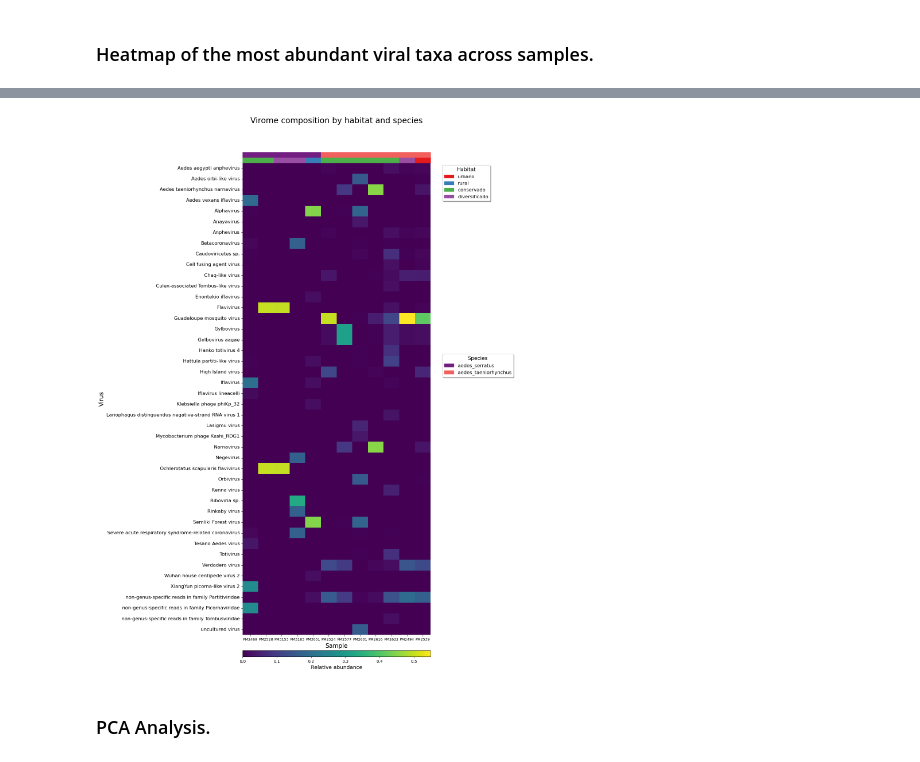
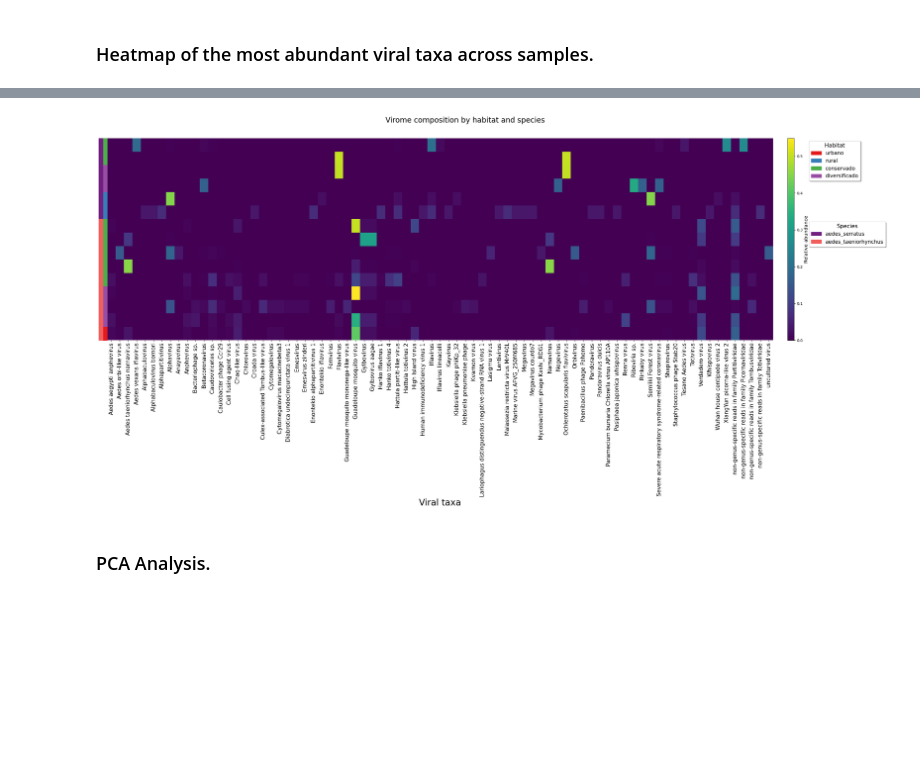
Before and after one commit to mgarciak-LEVE/mosquito_virome_yucatan_LEVE, a Jupyter notebook: scripts/czid_analysis/sequence_analysis.ipynb, the cells around one changed output, grey strips where cells are left out. Drawn from its saved outputs; the diff is of its cells as text; code cells hidden in the pictures; blank space fills up the shorter version.

```diff
--- a/scripts/czid_analysis/sequence_analysis.ipynb
+++ b/scripts/czid_analysis/sequence_analysis.ipynb
@@ -23,6 +23,7 @@ base_path = Path.cwd().parents[1]
 file_paths = {
     "PM3183": base_path / 'docs/czid_sequence_reports/PM3183_S6_923339_taxon_report.csv',
     "PM3051": base_path / 'docs/czid_sequence_reports/PM3051_S4_923337_taxon_report.csv',
+    "PM3050": base_path / 'docs/czid_sequence_reports/PM3050_S3_929426_taxon_report.csv',
     "PM3153": base_path / 'docs/czid_sequence_reports/PM3153_S5_923338_taxon_report.csv',
     "PM2622": base_path / 'docs/czid_sequence_reports/PM2622_S32_923335_taxon_report.csv',
     "PM2616": base_path / 'docs/czid_sequence_reports/PM2616_S22_923334_taxon_report.csv',
@@ -33,6 +34,8 @@ file_paths = {
     "PM2524": base_path / 'docs/czid_sequence_reports/PM2524_S24_923329_taxon_report.csv',
     "PM2494": base_path / 'docs/czid_sequence_reports/PM2494_S26_923327_taxon_report.csv',
     "PM2469": base_path / 'docs/czid_sequence_reports/PM2469_S1_923325_taxon_report.csv',
+    "PM2497": base_path / 'docs/czid_sequence_reports/PM2497_S12_929424_taxon_report.csv',
+    "PM2486": base_path / 'docs/czid_sequence_reports/PM2486_S27_929425_taxon_report.csv'
 }
 
 samples = list(file_paths.keys())
@@ -353,6 +490,8 @@ order = df_metadata.sort_values(["species", "habitat"])["sample_name"]
 order = [s for s in order if s in pivot_filt.columns]
 
 pivot_ordered = pivot_filt[order]
+
+pivot_transposed = pivot_ordered.T
 
 # Index metadata
 meta = df_metadata.set_index("sample_name")
@@ -373,7 +512,7 @@ species_colors = meta.loc[order, "species"].map(species_color_dict)
 # Subplots for title and heatmap
 fig, (ax_title, ax_heatmap) = plt.subplots(
     2, 1,
-    figsize=(15, 20),
+    figsize=(30, 15),
     gridspec_kw={'height_ratios': [0.5, 10]}
 )
 
@@ -383,33 +522,33 @@ ax_title.set_title("Virome composition by habitat and species", fontsize=20, pad
 
 # Create heatmap without colorbar first
 ax = sns.heatmap(
-    pivot_ordered,
+    pivot_transposed,
     cmap="viridis",
     cbar=False,
     ax=ax_heatmap,
     xticklabels=True,
-    yticklabels=True
+    yticklabels=False
 )
 
 # y-axis tick labels font size
-ax.tick_params(axis='y', labelsize=12)  # Adjust size as needed
-ax.tick_params(axis='x', labelsize=9)  # Sample names font size
+ax.tick_params(axis='y', labelsize=12)
+ax.tick_params(axis='x', labelsize=15)
 
 # Add colorbar at the bottom
-cbar = fig.colorbar(ax.collections[0], ax=ax, orientation='horizontal',
-                    pad=0.03, fraction=0.05, aspect=30)
+cbar = fig.colorbar(ax.collections[0], ax=ax, orientation='vertical',
+                    pad=0.02, fraction=0.05, aspect=30)
 cbar.set_label("Relative abundance", fontsize=13)
 
 # Habitat color above heatmap
 for i, color in enumerate(habitat_colors):
     ax.add_patch(
-        plt.Rectangle((i, -0.5), 1, 0.5, color=color, transform=ax.transData, clip_on=False)
+        plt.Rectangle((-0.5, i), 0.5, 1, color=color, transform=ax.transData, clip_on=False)
     )
 
 # Species color above habitat
 for i, color in enumerate(species_colors):
     ax.add_patch(
-        plt.Rectangle((i, -1.0), 1, 0.5, color=color, transform=ax.transData, clip_on=False)
+        plt.Rectangle((-1.0, i), 0.5, 1, color=color, transform=ax.transData, clip_on=False)
     )
 
 # Habitat Leyend
@@ -438,45 +577,45 @@ legend1 = ax.legend(
     frameon=True,
     fancybox=True,
     shadow=True,
-    fontsize=12,
-    title_fontsize=13
+    fontsize=14,
+    title_fontsize=15
 )
 
 legend2 = ax.legend(
     handles=sp_legend,
     title="Species",
     bbox_to_anchor=(1.05, 0.6),
     loc="upper left",
     frameon=True,
     fancybox=True,
     shadow=True,
-    fontsize=12,
-    title_fontsize=13
+    fontsize=14,
+    title_fontsize=15
 )
 
 ax.add_artist(legend1)
 
 # Etiquetas de ejes
-ax.set_xlabel("Sample", fontsize=15)
-ax.set_ylabel("Virus", fontsize=15)
+ax.set_xlabel("Viral taxa", fontsize=24)
+ax.set_ylabel("", fontsize=18)
 
 plt.tight_layout()
 
 # Full path
-output_path = base_path / 'results' / 'czid' / 'ViromeCompositionHeatmap.png'
+output_path = base_path / 'results' / 'czid' / 'ViromeCompositionHeatmap2.png'
 
 plt.savefig(
     output_path,
     dpi=300,                    # Resolution
     bbox_inches='tight',        # Removes extra white space
     format='png',               # Format
     transparent=False,          # Set to True for transparent background
     facecolor='white'           # Background color
 )
 
 plt.show()
 # %% [output]
-[figure, old version]
+[figure, new version]
 # %% [markdown]
 ### PCA Analysis.
 # %%
```
Also changed, not shown: parts of 11 cells of this notebook, 24 other files.
